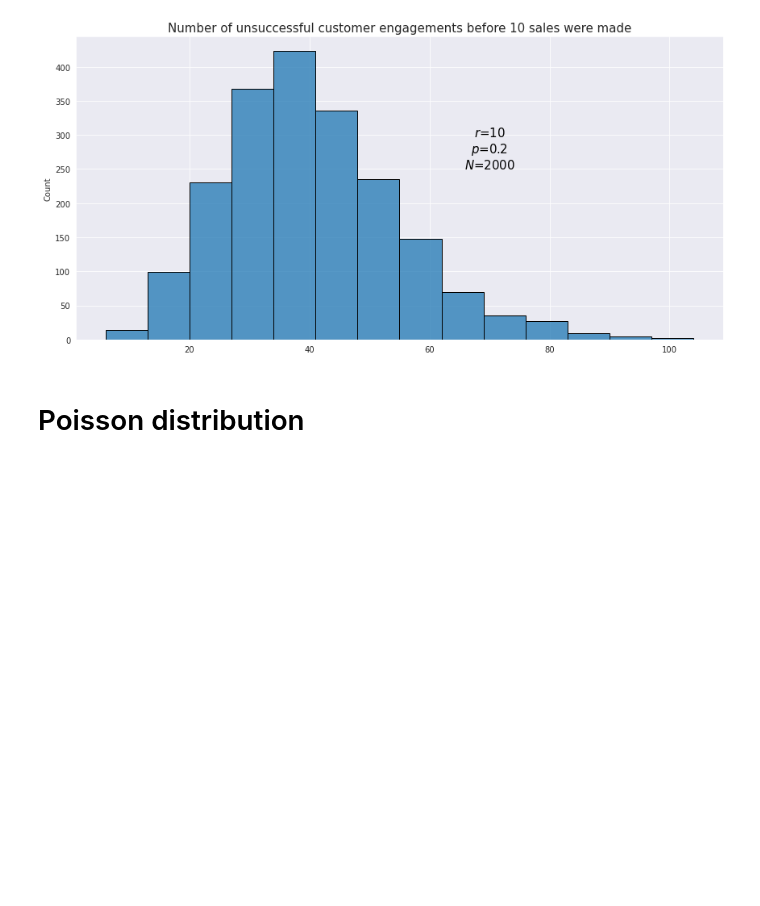
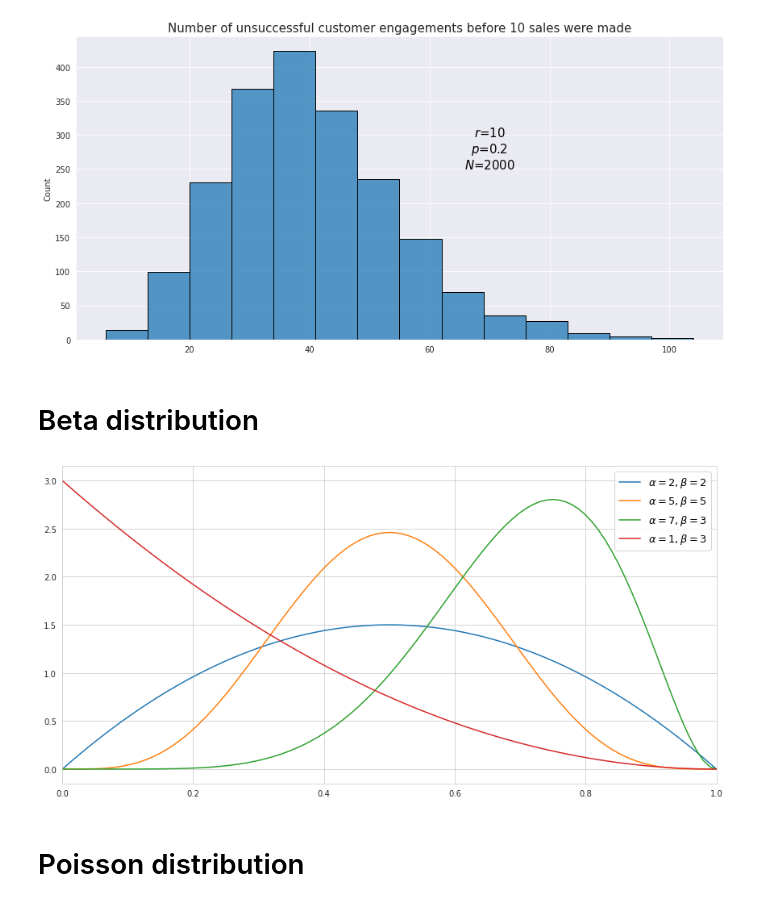
Before and after one commit to vzahorui/vzahorui.github.io, a Jupyter notebook: jupyter_notebooks/ditributions/plot_distributions.ipynb, the cells around one changed output. Cells and saved outputs as stored; diff of their text form; code cells hidden in the pictures; blank space fills up the shorter version.

Commit message:
added beta distribution

```diff
--- a/jupyter_notebooks/ditributions/plot_distributions.ipynb
+++ b/jupyter_notebooks/ditributions/plot_distributions.ipynb
@@ -198,6 +198,25 @@ plt.tight_layout()
 plt.savefig('../../assets/images/probability/negative_binomial_distribution.png', bbox_inches='tight');
 # %% [output]
 [figure]
+# %% [markdown]
+# Beta distribution
+# %%
+with sns.axes_style('whitegrid'):
+    fig, ax = plt.subplots(figsize=(12,6))
+
+x = np.arange(0, 1.1, 0.01)
+ax.set_xlim(0, 1)
+
+plt.plot(x, beta.pdf(x, 2, 2), label = r'$\alpha=2, \beta=2$')
+plt.plot(x, beta.pdf(x, 5, 5), label = r'$\alpha=5, \beta=5$')
+plt.plot(x, beta.pdf(x, 7, 3), label = r'$\alpha=7, \beta=3$')
+plt.plot(x, beta.pdf(x, 1, 3), label = r'$\alpha=1, \beta=3$')
+
+plt.legend(fontsize=13)
+plt.tight_layout()
+plt.savefig('../../assets/images/probability/beta_distribution.png', bbox_inches='tight');
+# %% [output]
+[figure, added]
 # %% [markdown]
 # Poisson distribution
 # %%
```
Also changed, not shown: parts of 1 cell of this notebook, 8 other files.
